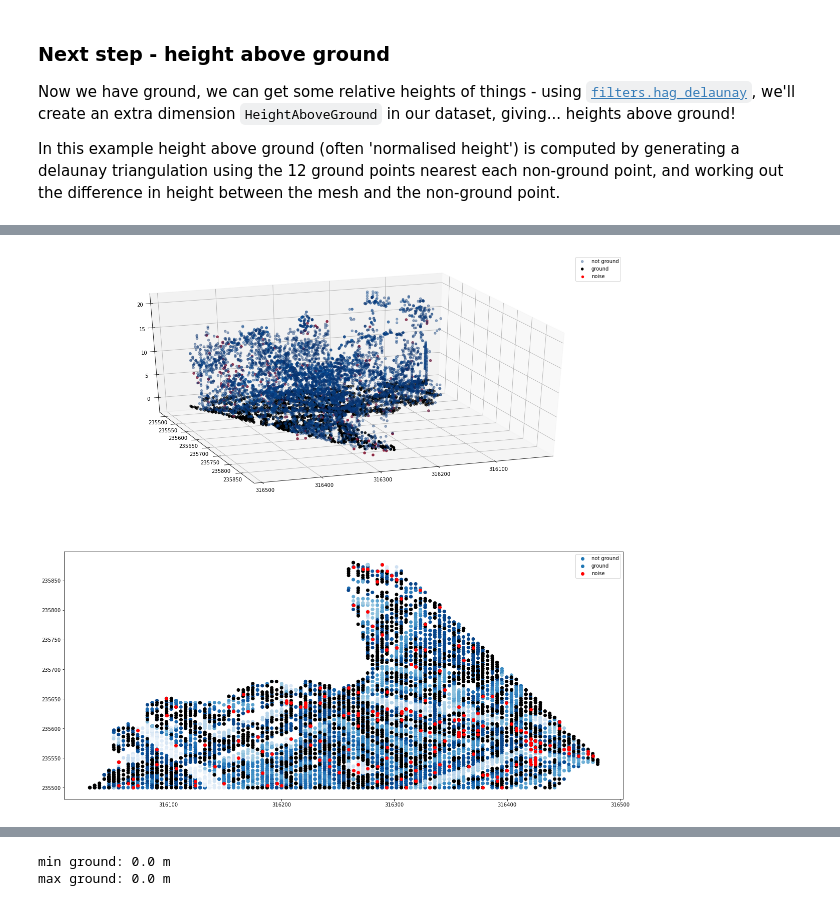
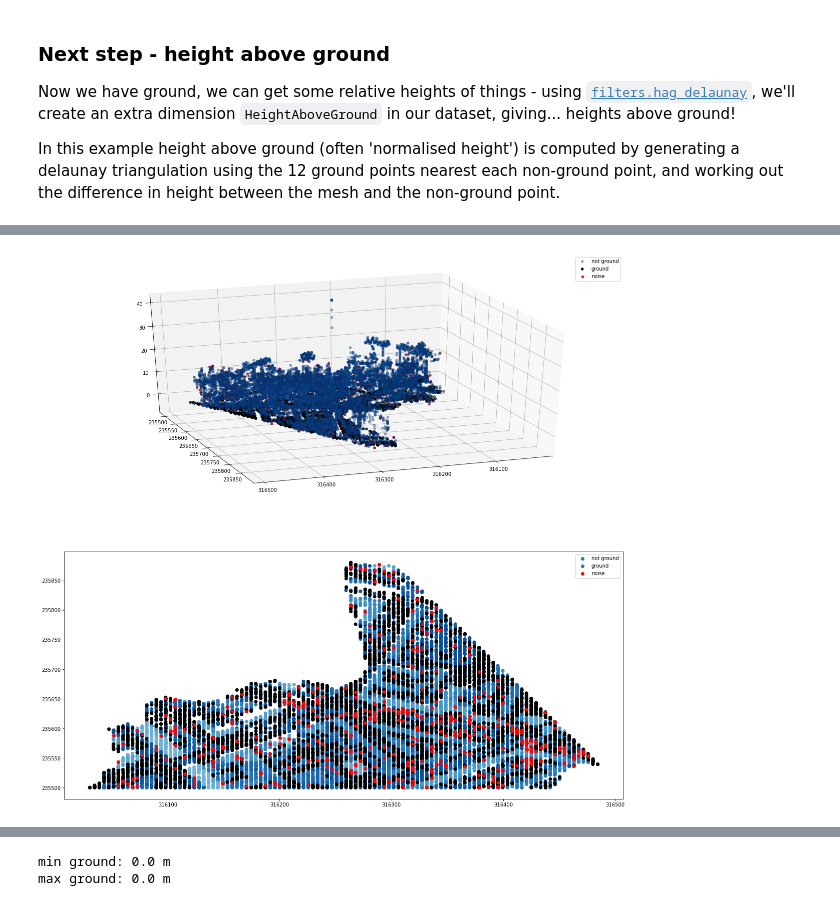
Before and after one commit to adamsteer/f4g-oceania-pdal, a Jupyter notebook: notebooks/PDAL-python.ipynb, the cells around one changed output, grey strips where cells are left out. Drawn from its saved outputs; the diff is of its cells as text; code cells hidden in the pictures.

```diff
--- a/notebooks/PDAL-python.ipynb
+++ b/notebooks/PDAL-python.ipynb
@@ -296,7 +296,8 @@ pipelineJson3 = [ workingfile,
         "type":"filters.outlier"
     },
     {
-        "type":"filters.hag_delaunay"
+        "type":"filters.hag_delaunay",
+        "allow_extrapolation": True
     },
     {   "type":"filters.mortonorder",
         "reverse": True
@@ -312,4 +313,4 @@ Wall time: 1min 21s
 # %%
-plotthethings(df3, df3.HeightAboveGround, 10000)
+plotthethings(df3, df3.HeightAboveGround, 20000)
 # %% [output]
-[figure, old version]
+[figure, new version]
```
Also changed, not shown: parts of 14 cells of this notebook, 9 other files.
